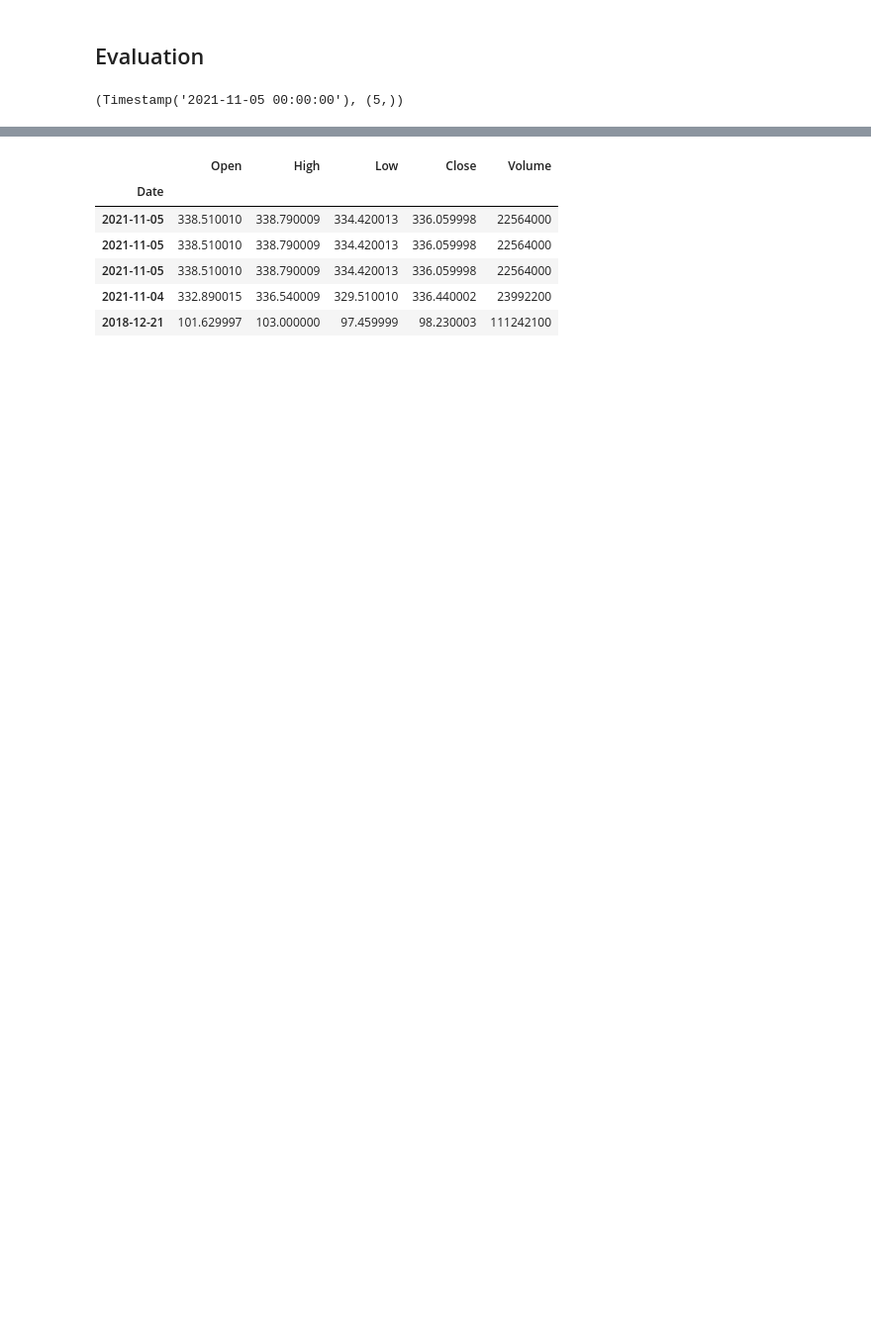
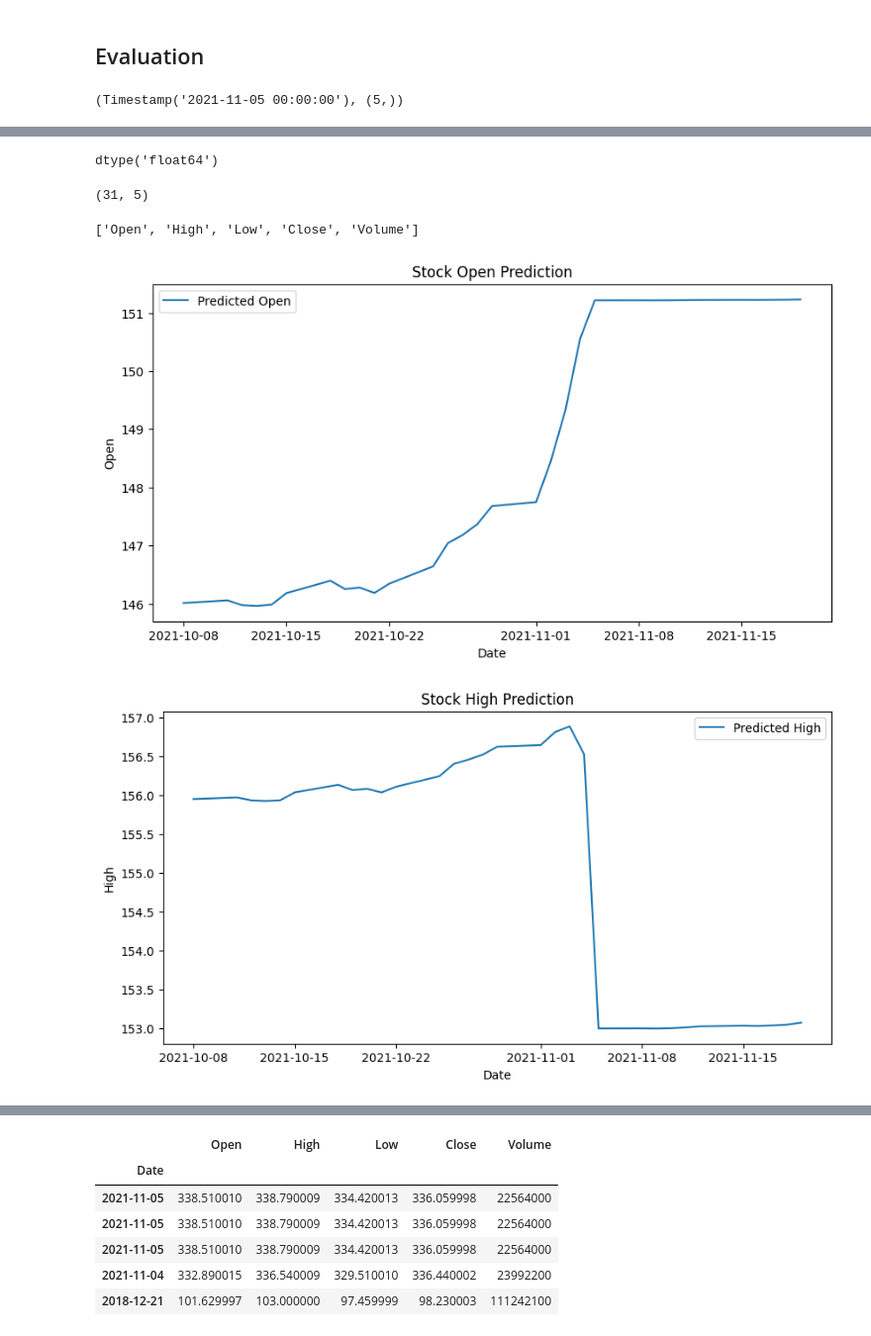
Before and after one commit to DavisRayM/msft-stock-prediction, a Jupyter notebook: msft-prediction.ipynb, the cells around one changed output, grey strips where cells are left out. Shown: that part at 99% size. Cells and saved outputs as stored; diff of their text form; code cells hidden in the pictures; blank space fills up the shorter version.

```diff
--- a/msft-prediction.ipynb
+++ b/msft-prediction.ipynb
@@ -345,6 +350,7 @@ df.index.max(), df.loc[df.index.max()].shape
 (Timestamp('2021-11-05 00:00:00'), (5,))
 # %%
 # Predict all 5 columns for the 10 business days between 11/08/2021 and 11/19/2021
-range = pd.bdate_range(start="2021-11-05", end="2021-11-19")
+pred_existing = 20
+range = pd.bdate_range(start=df.index.max() - pd.tseries.offsets.BDay(pred_existing), end="2021-11-19")
 range
 # %% [output]
@@ -358,14 +382,13 @@ def predict_range(model, last_window, dates):
   last_window = np.expand_dims(last_window, axis=0)
 
   for _ in dates:
-    pred = model.predict(last_window)
+    pred = model.predict(last_window).astype(np.float64)
     predictions.append(pred[0])
     pred = np.expand_dims(pred, axis=1)  # Shape: (1, 1, features)
     last_window = np.concatenate([last_window[:, 1:, :], pred], axis=1)  # Still (1, 20, 5)
 
   return np.array(predictions)
 
-pred_existing = 1
-predictions = predict_range(simple, normalized[-(timesteps + pred_existing): -pred_existing].values, range)
-predictions
+print(normalized[-(timesteps + pred_existing + 1): -(pred_existing + 1)].dtypes)
+predictions = inverse_scale(predict_range(simple, normalized[-(timesteps + pred_existing + 1): -(pred_existing + 1)].values, range))
 # %% [output]
@@ -426,0 +422,17 @@ plot_predictions(range, inverse_scale(predictions), features)
+# %%
+predictions.dtype
+# %% [output]
+dtype('float64')
+# %%
+predictions.shape
+# %% [output]
+(31, 5)
+# %%
+print(features)
+# %% [output]
+['Open', 'High', 'Low', 'Close', 'Volume']
+# %%
+plot_predictions(range, predictions, features)
+# %% [output]
+[figure, added]
+[figure, added]
```
Also changed, not shown: parts of 24 cells of this notebook.
